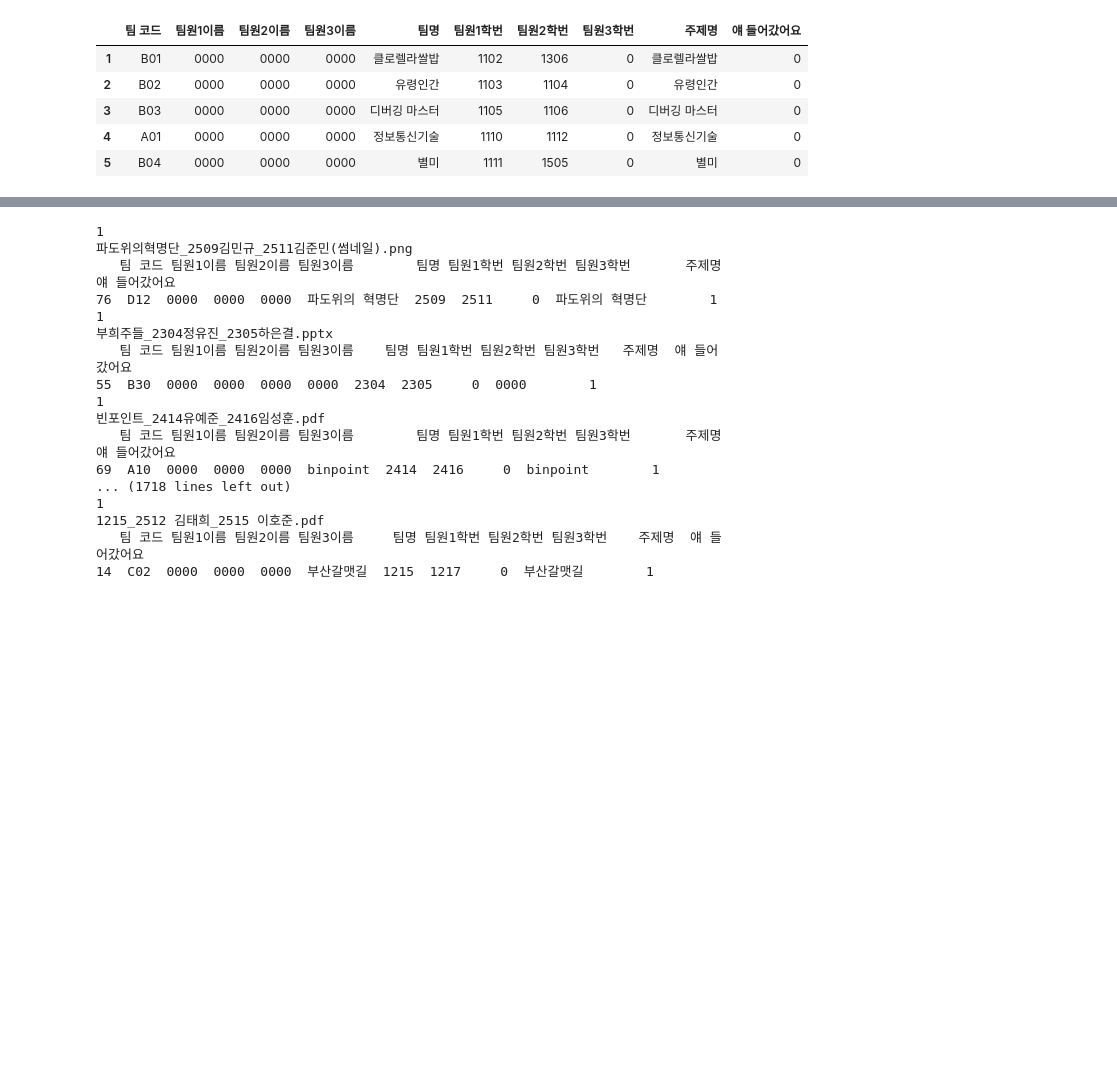
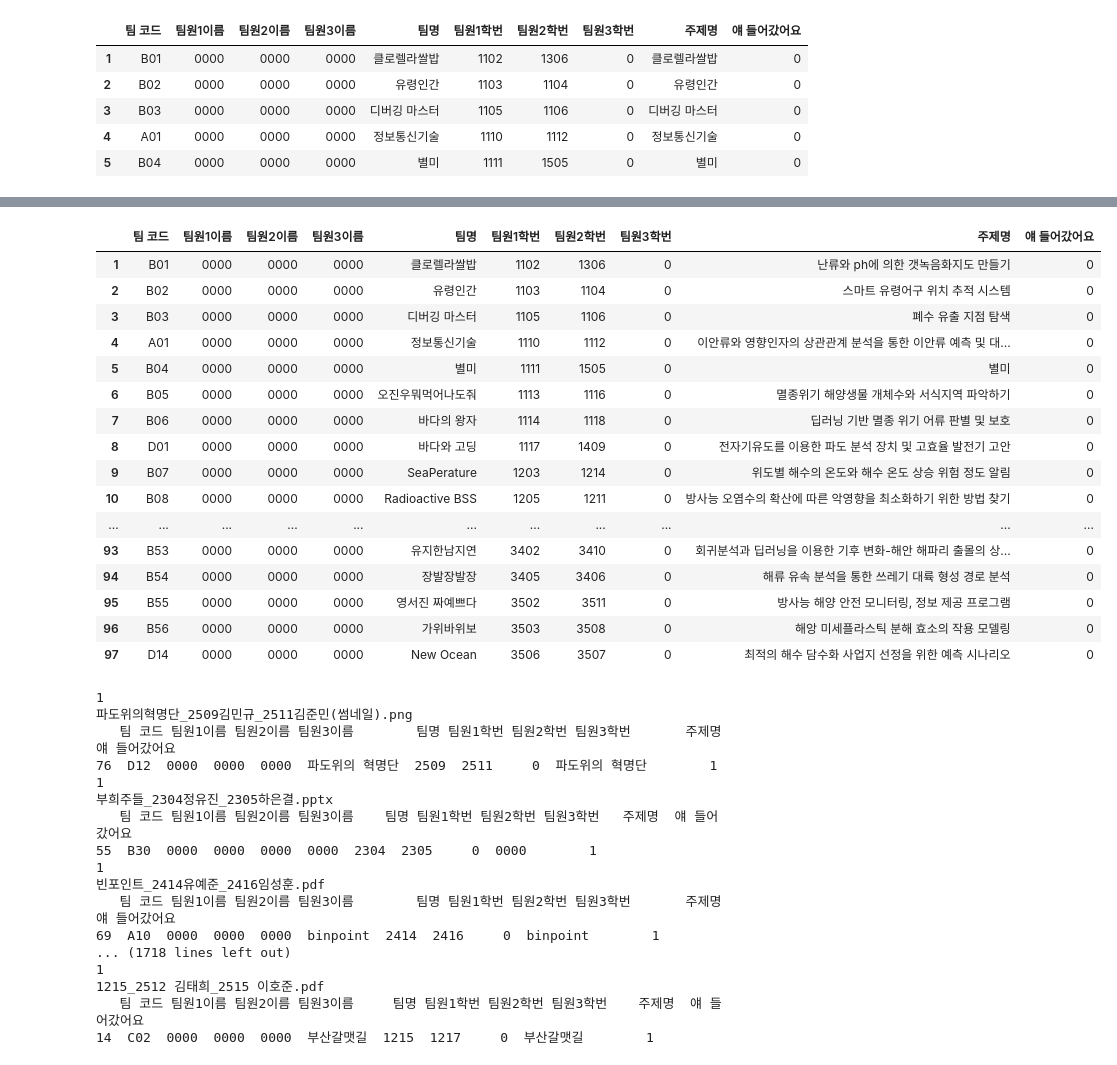
Before and after one commit to hwan809/Ocean-ChatBot, a Jupyter notebook: prepro.ipynb, the cells around one changed output, grey strips where cells are left out. Drawn from its saved outputs; the diff is of its cells as text; code cells hidden in the pictures; blank space fills up the shorter version.

```diff
--- a/prepro.ipynb
+++ b/prepro.ipynb
@@ -277,3 +278,18 @@ df24.head()
 | 3 | B03 | 0000 | 0000 | 0000 | 디버깅 마스터 | 1105 | 1106 | 0 | 디버깅 마스터 | 0 |
 | 4 | A01 | 0000 | 0000 | 0000 | 정보통신기술 | 1110 | 1112 | 0 | 정보통신기술 | 0 |
 | 5 | B04 | 0000 | 0000 | 0000 | 별미 | 1111 | 1505 | 0 | 별미 | 0 |
+# %%
+df24_1 = pd.read_excel('./data/2024_1.xlsx', sheet_name = '팀별',usecols=[i + 2 for i in range(14)], skiprows=2, nrows=98)
+
+# #df24 = df24.rename(columns={'섹션\n번호': '팀 코드'})
+df24_1.drop(0, inplace=True)
+df24_1.drop(df24_1.columns[7:13],axis=1,inplace=True)
+df24_1.drop(df24_1.columns[1:7],axis=1,inplace=True)
+
+for i in range(df24_1.shape[0]):
+    teamname = str(int(df24_1.iloc[i, 0]))
+    projectname = df24_1.iloc[i, 1]
+    print(teamname)
+    df24.loc[df24[f'팀원1학번'] == teamname, '주제명'] = projectname
+
+df24_1.head()
@@ -280,3 +320,23 @@ df24.head()
+# %%
+df24
+# %% [output]
+|  | 팀 코드 | 팀원1이름 | 팀원2이름 | 팀원3이름 | 팀명 | 팀원1학번 | 팀원2학번 | 팀원3학번 | 주제명 | 얘 들어갔어요 |
+| 1 | B01 | 0000 | 0000 | 0000 | 클로렐라쌀밥 | 1102 | 1306 | 0 | 난류와 ph에 의한 갯녹음화지도 만들기 | 0 |
+| 2 | B02 | 0000 | 0000 | 0000 | 유령인간 | 1103 | 1104 | 0 | 스마트 유령어구 위치 추적 시스템 | 0 |
+| 3 | B03 | 0000 | 0000 | 0000 | 디버깅 마스터 | 1105 | 1106 | 0 | 폐수 유출 지점 탐색 | 0 |
+| 4 | A01 | 0000 | 0000 | 0000 | 정보통신기술 | 1110 | 1112 | 0 | 이안류와 영향인자의 상관관계 분석을 통한 이안류 예측 및 대... | 0 |
+| 5 | B04 | 0000 | 0000 | 0000 | 별미 | 1111 | 1505 | 0 | 별미 | 0 |
+| 6 | B05 | 0000 | 0000 | 0000 | 오진우뭐먹어나도줘 | 1113 | 1116 | 0 | 멸종위기 해양생물 개체수와 서식지역 파악하기 | 0 |
+| 7 | B06 | 0000 | 0000 | 0000 | 바다의 왕자 | 1114 | 1118 | 0 | 딥러닝 기반 멸종 위기 어류 판별 및 보호 | 0 |
+| 8 | D01 | 0000 | 0000 | 0000 | 바다와 고딩 | 1117 | 1409 | 0 | 전자기유도를 이용한 파도 분석 장치 및 고효율 발전기 고안 | 0 |
+| 9 | B07 | 0000 | 0000 | 0000 | SeaPerature | 1203 | 1214 | 0 | 위도별 해수의 온도와 해수 온도 상승 위험 정도 알림 | 0 |
+| 10 | B08 | 0000 | 0000 | 0000 | Radioactive BSS | 1205 | 1211 | 0 | 방사능 오염수의 확산에 따른 악영향을 최소화하기 위한 방법 찾기 | 0 |
+| ... | ... | ... | ... | ... | ... | ... | ... | ... | ... | ... |
+| 93 | B53 | 0000 | 0000 | 0000 | 유지한남지연 | 3402 | 3410 | 0 | 회귀분석과 딥러닝을 이용한 기후 변화-해안 해파리 출몰의 상... | 0 |
+| 94 | B54 | 0000 | 0000 | 0000 | 장발장발장 | 3405 | 3406 | 0 | 해류 유속 분석을 통한 쓰레기 대륙 형성 경로 분석 | 0 |
+| 95 | B55 | 0000 | 0000 | 0000 | 영서진 짜예쁘다 | 3502 | 3511 | 0 | 방사능 해양 안전 모니터링, 정보 제공 프로그램 | 0 |
+| 96 | B56 | 0000 | 0000 | 0000 | 가위바위보 | 3503 | 3508 | 0 | 해앙 미세플라스틱 분해 효소의 작용 모델링 | 0 |
+| 97 | D14 | 0000 | 0000 | 0000 | New Ocean | 3506 | 3507 | 0 | 최적의 해수 담수화 사업지 선정을 위한 예측 시나리오 | 0 |
 # %%
 import os
 from langchain_community.document_loaders import PyMuPDFLoader
```
Also changed, not shown: parts of 2 cells of this notebook, 1 other file.
